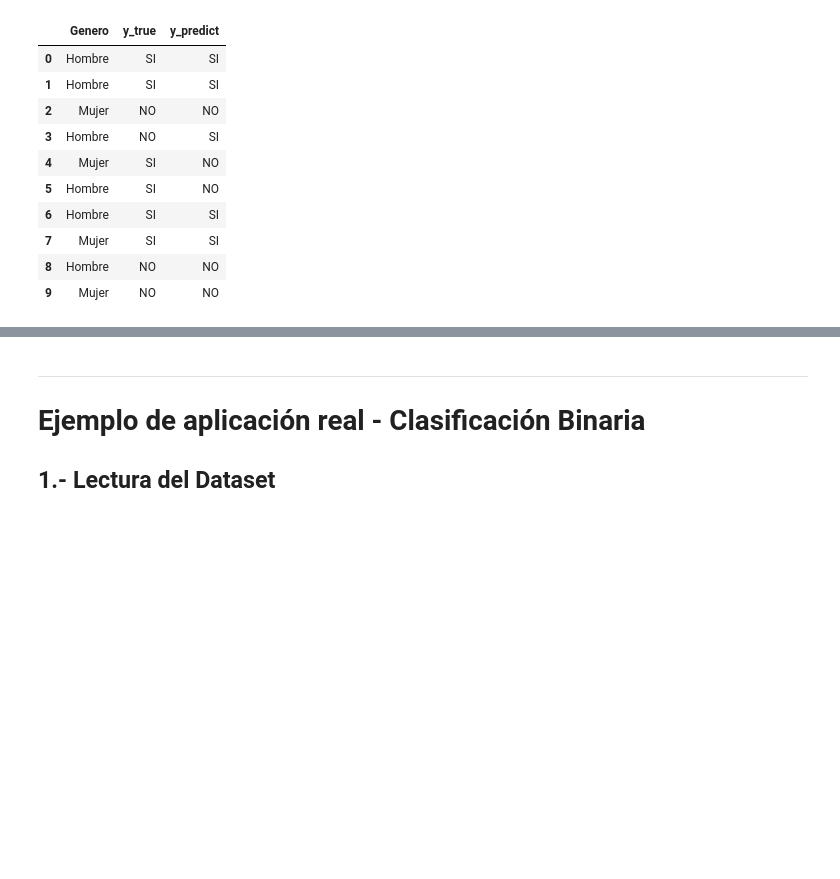
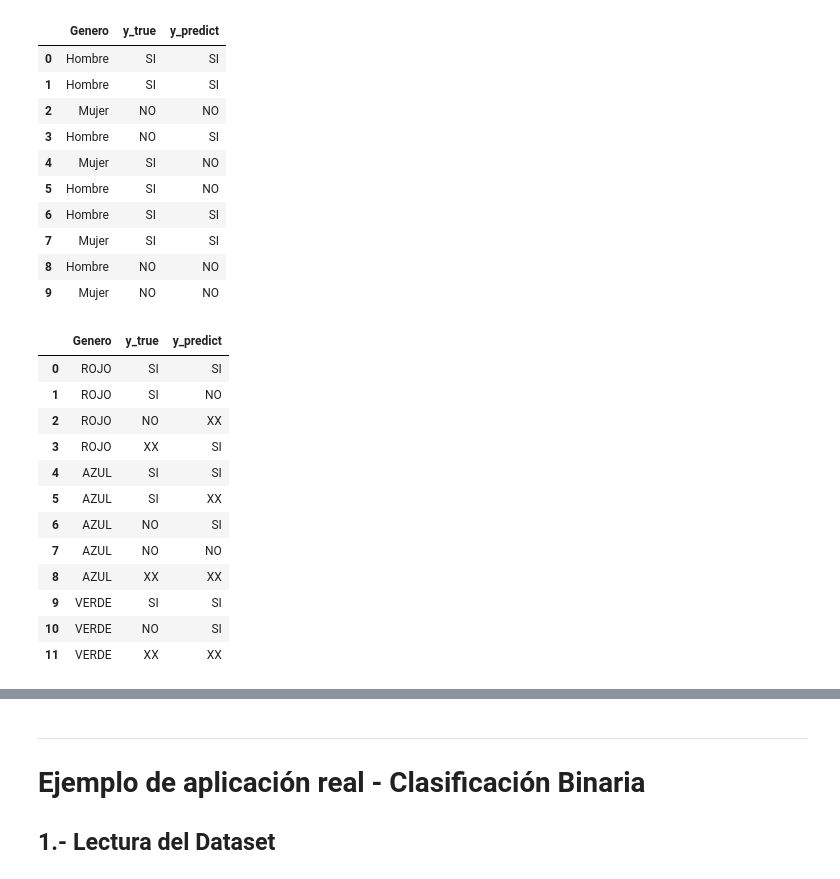
Before and after one commit to Telefonica/XAIoGraphs, a Jupyter notebook: notebooks/Ricardo/pruebas_fairness.ipynb, the cells around one changed output, grey strips where cells are left out. Drawn from its saved outputs; the diff is of its cells as text; code cells hidden in the pictures; blank space fills up the shorter version.

```diff
--- a/notebooks/Ricardo/pruebas_fairness.ipynb
+++ b/notebooks/Ricardo/pruebas_fairness.ipynb
@@ -248,4 +248,28 @@ df_dataset
 | 7 | Mujer | SI | SI |
 | 8 | Hombre | NO | NO |
 | 9 | Mujer | NO | NO |
+# %%
+# Definimos el Dataset de ejemplo
+df_dataset2 = pd.DataFrame(
+    {
+        'Genero': ['ROJO', 'ROJO', 'ROJO', 'ROJO', 'AZUL', 'AZUL', 'AZUL', 'AZUL', 'AZUL', 'VERDE', 'VERDE', 'VERDE'],
+        'y_true':    ['SI', 'SI', 'NO', 'XX', 'SI', 'SI', 'NO', 'NO', 'XX', 'SI', 'NO', 'XX'],
+        'y_predict': ['SI', 'NO', 'XX', 'SI', 'SI', 'XX', 'SI', 'NO', 'XX', 'SI', 'SI', 'XX']},
+    columns=['Genero', 'y_true', 'y_predict'])
+
+df_dataset2
+# %% [output]
+|  | Genero | y_true | y_predict |
+| 0 | ROJO | SI | SI |
+| 1 | ROJO | SI | NO |
+| 2 | ROJO | NO | XX |
+| 3 | ROJO | XX | SI |
+| 4 | AZUL | SI | SI |
+| 5 | AZUL | SI | XX |
+| 6 | AZUL | NO | SI |
+| 7 | AZUL | NO | NO |
+| 8 | AZUL | XX | XX |
+| 9 | VERDE | SI | SI |
+| 10 | VERDE | NO | SI |
+| 11 | VERDE | XX | XX |
 # %%
```
Also changed, not shown: parts of 12 cells of this notebook.
